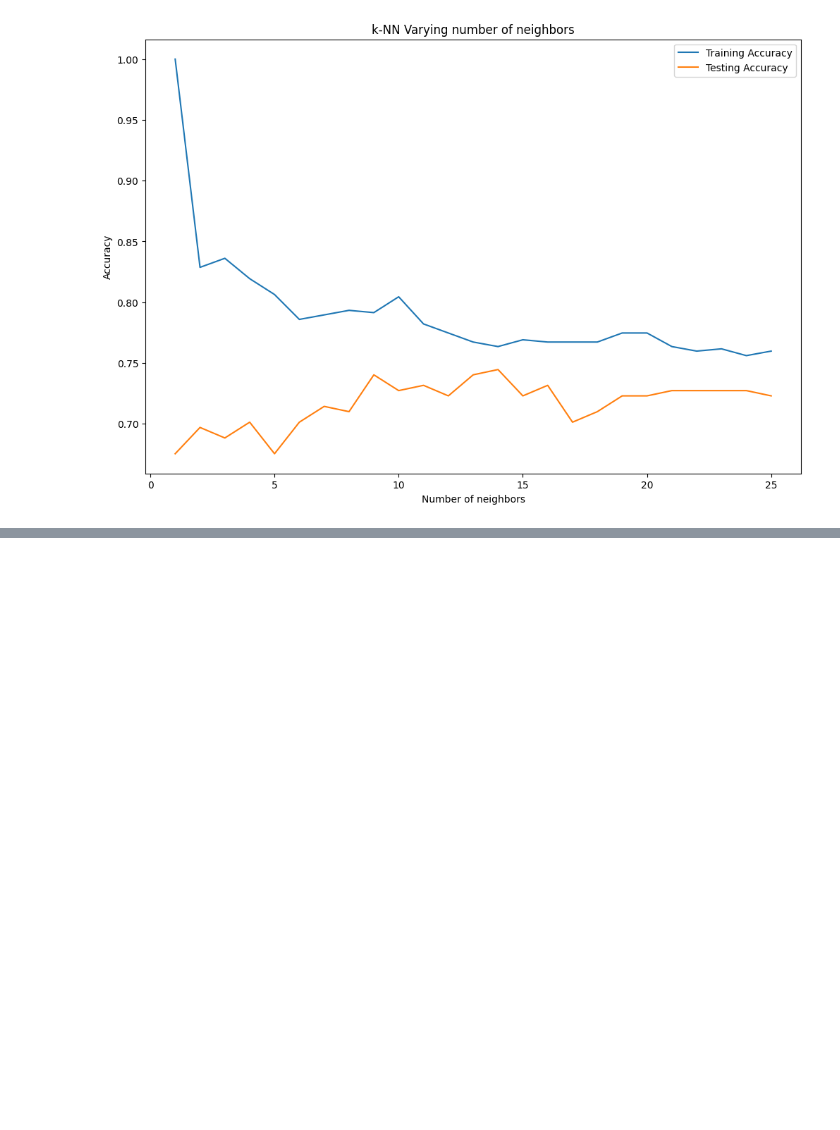
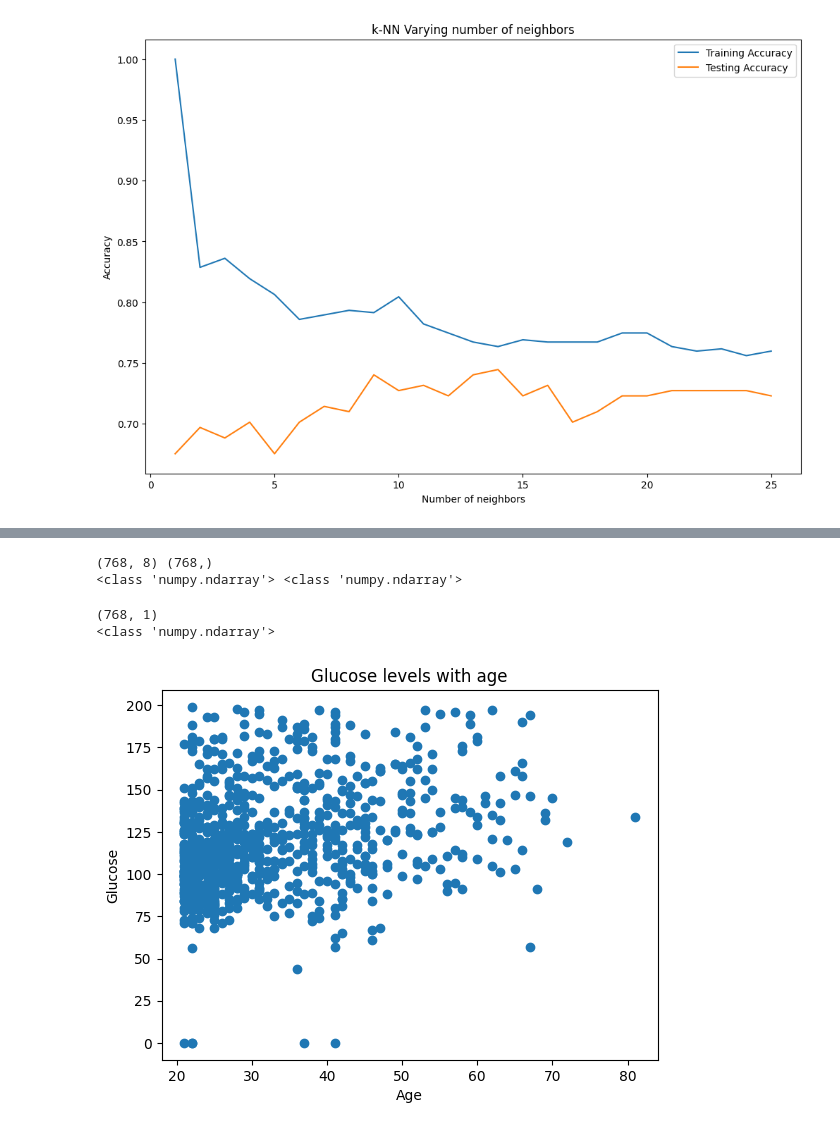
Before and after one commit to muffins-all-day/ML_algo_practice, a Jupyter notebook: ML_algo_practice.ipynb, the cells around one changed output, grey strips where cells are left out. Saved outputs shown, nothing was run; the diff lists cells and outputs as text; code cells hidden in the pictures; blank space fills up the shorter version.

```diff
--- a/ML_algo_practice.ipynb
+++ b/ML_algo_practice.ipynb
@@ -79,0 +90,9 @@ plt.show()
+# %%
+diabetes_df = pd.read_csv('/content/diabetes_clean.csv', header = None)
+diabetes_df.columns = diabetes_df.iloc[0]
+diabetes_df = diabetes_df[1:]
+index_list = []
+for index in range(0, len(diabetes_df)):
+  index_list.append(index)
+diabetes_df.index = index_list
+diabetes_df.head()
@@ -79,0 +125,4 @@ plt.show()
+# %%
+#Data conversion to float
+diabetes_df = diabetes_df.astype(float)
+diabetes_df.info()
@@ -79,0 +146,26 @@ plt.show()
+# %%
+#Feature and target arrays
+X = diabetes_df.drop("glucose", axis=1).values
+y = diabetes_df["glucose"].values
+print(X.shape, y.shape)
+print(type(X), type(y))
+# %% [output]
+(768, 8) (768,)
+<class 'numpy.ndarray'> <class 'numpy.ndarray'>
+# %%
+#Making predictions from a single feature
+X_age = X[:, 6].reshape(-1, 1)
+print(X_age.shape)
+#X_train, X_test, y_train, y_test = train_test_split(X_insulin, y, test_size=0.3, random_state=42)
+print(type(X_age))
+# %% [output]
+(768, 1)
+<class 'numpy.ndarray'>
+# %%
+plt.scatter(X_age, y)
+plt.title("Glucose levels with age")
+plt.ylabel('Glucose')
+plt.xlabel('Age')
+plt.show()
+# %% [output]
+[figure, added]
```
Also changed, not shown: parts of 9 cells of this notebook.
